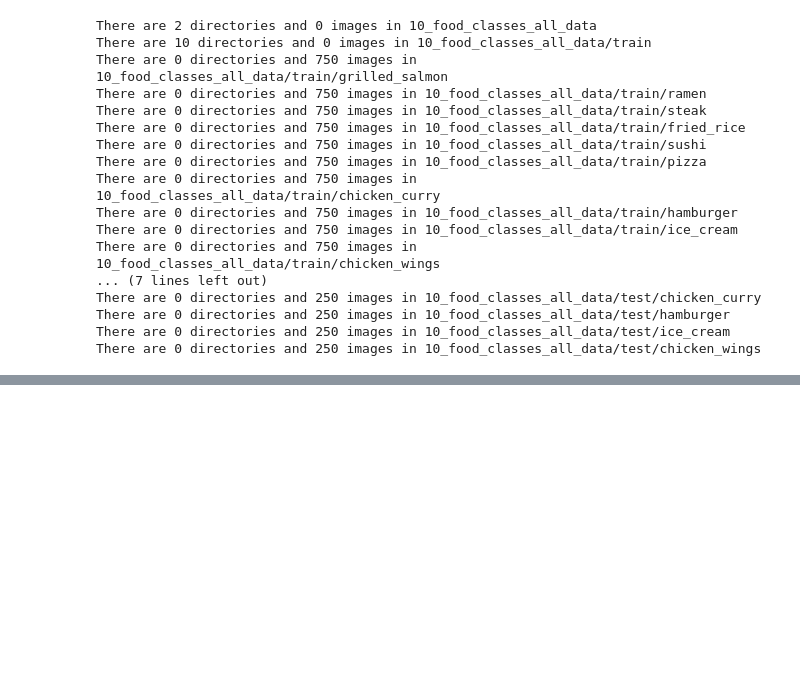
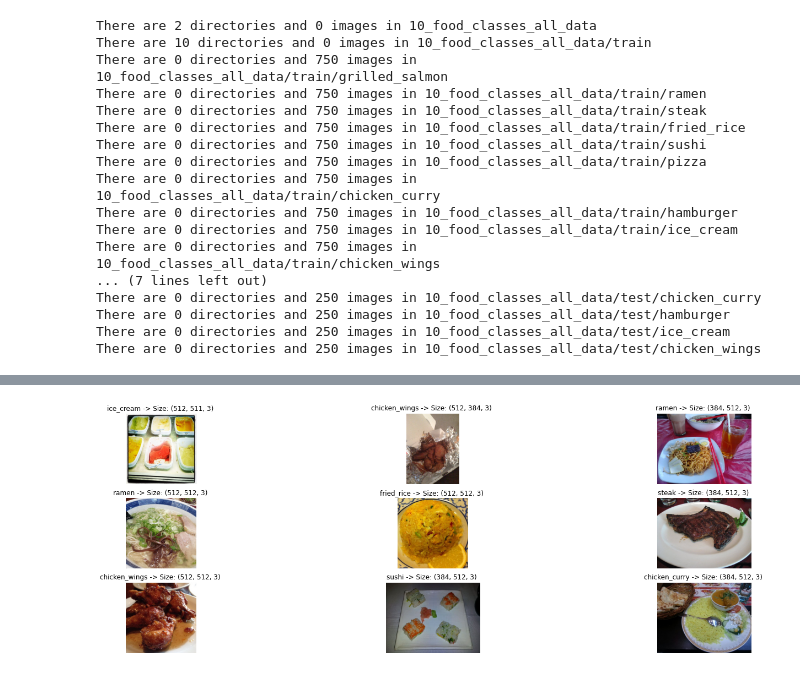
Before and after one commit to Joniald/Colaboratory, a Jupyter notebook: Multiclass_Conv2D.ipynb, the cells around one changed output, grey strips where cells are left out. Drawn from its saved outputs; the diff is of its cells as text; code cells hidden in the pictures; blank space fills up the shorter version.

```diff
--- a/Multiclass_Conv2D.ipynb
+++ b/Multiclass_Conv2D.ipynb
@@ -43,3 +43,20 @@ There are 0 directories and 250 images in 10_food_classes_all_data/test/chicken_
 There are 0 directories and 250 images in 10_food_classes_all_data/test/hamburger
 There are 0 directories and 250 images in 10_food_classes_all_data/test/ice_cream
 There are 0 directories and 250 images in 10_food_classes_all_data/test/chicken_wings
+# %%
+train_dir = '10_food_classes_all_data/train'
+test_dir = '10_food_classes_all_data/test'
+# %%
+from matplotlib import image
+
+def loadImages(path):
+  loaded_images = list()
+  for dirname in os.listdir(path):
+    print(dirname)
+    for filename in os.listdir(path + '/' + dirname):
+      img_data = image.imread(path + '/' + dirname + '/' + filename)
+      loaded_images.append(img_data)
+  return loaded_images
+# %%
+import matplotlib.pyplot as plt
+all_images = loadImages(train_dir)
@@ -45,0 +74,19 @@ There are 0 directories and 250 images in 10_food_classes_all_data/test/chicken_
+# %%
+import numpy as np
+import matplotlib.pyplot as plt
+
+
+plt.figure(figsize=(25,8))
+
+for i in range(1, 10):
+  rand_id = np.random.randint(len(all_images))
+  dirId = int(rand_id / 750)
+  plt.subplot(3,3,i)
+  plt.imshow(all_images[rand_id])
+  plt.title(os.listdir(train_dir)[dirId] + " -> Size: {} ".format(all_images[rand_id].shape))
+  plt.axis(False)
+
+
+plt.show()
+# %% [output]
+[figure, added]
```
Also changed, not shown: parts of 4 cells of this notebook.
